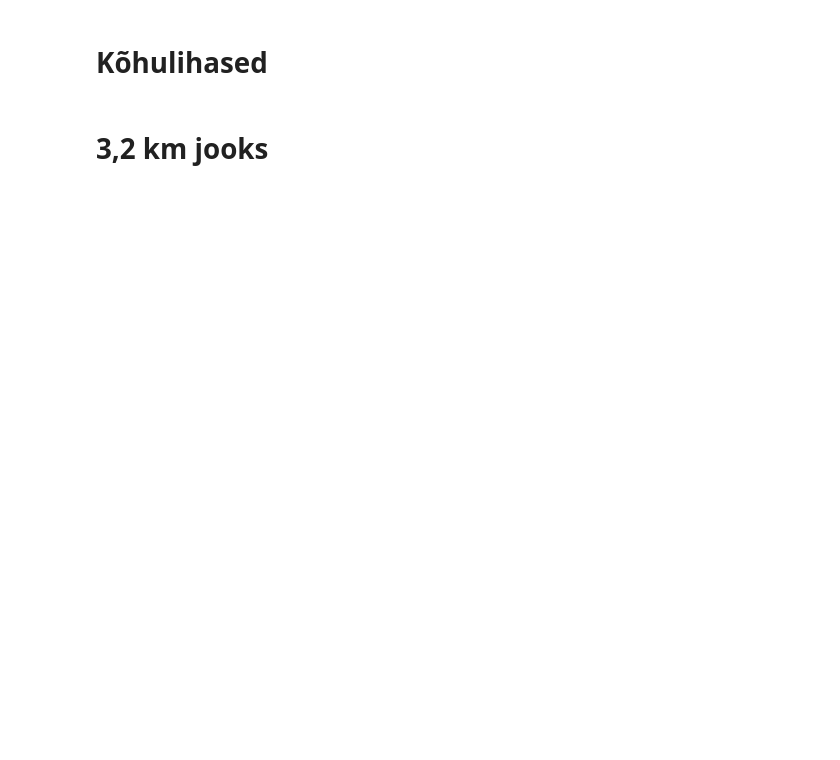
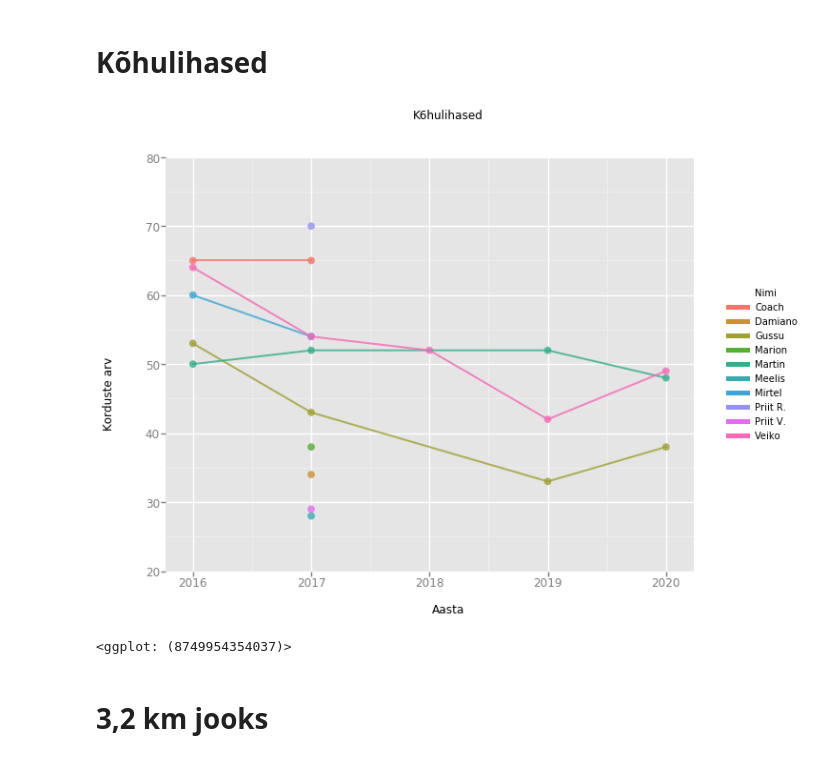
Before and after one commit to veiksa/natokas, a Jupyter notebook: natokas.ipynb, the cells around one changed output. Drawn from its saved outputs; the diff is of its cells as text; code cells hidden in the pictures; blank space fills up the shorter version.

```diff
--- a/natokas.ipynb
+++ b/natokas.ipynb
@@ -42,9 +45,12 @@ print katekad
 # %%
 kohukad = ggplot(natokas, aes('Aasta',  'K6hulihased', color='Nimi')) + geom_point(size=60, alpha=0.8) +\
     geom_line(size=2, alpha=0.8) +\
     ylim(20,80) + ggtitle('K6hulihased') + ylab('Korduste arv') +\
-    scale_x_continuous(breaks=[2016 ,2017],labels=["2016", "2017"])
+    scale_x_continuous(breaks=breaks_years,labels=labels_years)
 print kohukad
+# %% [output]
+[figure, added]
+<ggplot: (8749954354037)>
 # %% [markdown]
 # 3,2 km jooks
 # %%
```
Also changed, not shown: parts of 5 cells of this notebook, 1 other file.
